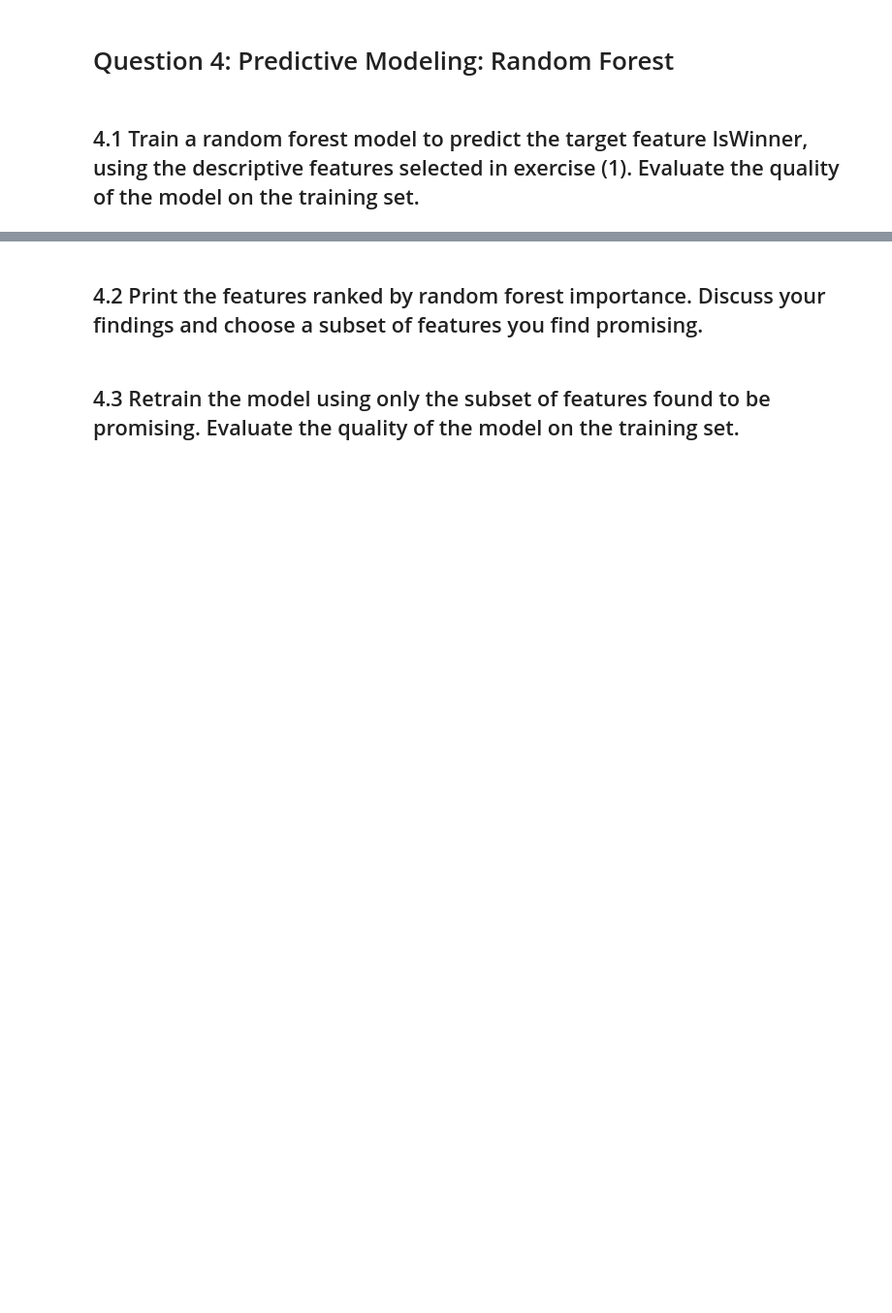
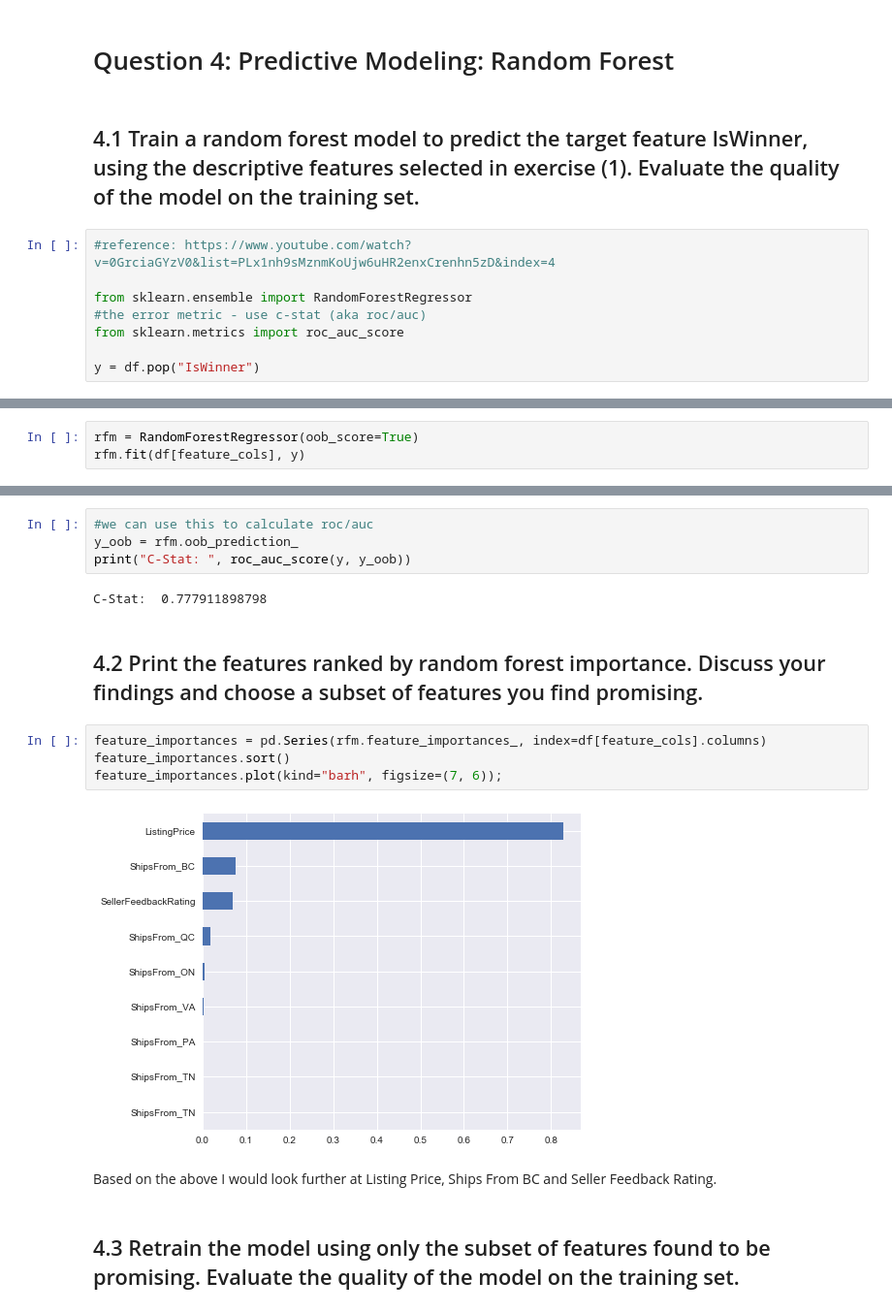
Before and after one commit to PamelaKelly/AmazonFeaturedOffersDataAnalysis, a Jupyter notebook: 2016-Homework2-Notebook.ipynb/2016-Homework2-Notebook.ipynb, the cells around one changed output, grey strips where cells are left out. Shown at 97% size. Saved outputs shown, nothing was run; the diff lists cells and outputs as text; blank space fills up the shorter version.

Commit message:
random forest model

```diff
--- a/2016-Homework2-Notebook.ipynb/2016-Homework2-Notebook.ipynb
+++ b/2016-Homework2-Notebook.ipynb/2016-Homework2-Notebook.ipynb
@@ -470,3 +538,11 @@ lm.score(X, Y)
 # Question 4: Predictive Modeling: Random Forest
 # %% [markdown]
 ## 4.1 Train a random forest model to predict the target feature IsWinner, using the descriptive features selected in exercise (1). Evaluate the quality of the model on the training set.
+# %%
+#reference: https://www.youtube.com/watch?v=0GrciaGYzV0&list=PLx1nh9sMznmKoUjw6uHR2enxCrenhn5zD&index=4
+
+from sklearn.ensemble import RandomForestRegressor
+#the error metric - use c-stat (aka roc/auc)
+from sklearn.metrics import roc_auc_score
+
+y = df.pop("IsWinner")
@@ -472,0 +564,3 @@ lm.score(X, Y)
+# %%
+rfm = RandomForestRegressor(oob_score=True)
+rfm.fit(df[feature_cols], y)
@@ -473,4 +580,18 @@ lm.score(X, Y)
+# %%
+#we can use this to calculate roc/auc
+y_oob = rfm.oob_prediction_
+print("C-Stat: ", roc_auc_score(y, y_oob))
+# %% [output]
+C-Stat:  0.777911898798
 # %% [markdown]
 ## 4.2 Print the features ranked by random forest importance. Discuss your findings and choose a subset of features you find promising.
+# %%
+feature_importances = pd.Series(rfm.feature_importances_, index=df[feature_cols].columns)
+feature_importances.sort()
+feature_importances.plot(kind="barh", figsize=(7, 6));
+# %% [output]
+[figure, added]
+# %% [markdown]
+Based on the above I would look further at Listing Price, Ships From BC and Seller Feedback Rating.
 # %% [markdown]
 ## 4.3 Retrain the model using only the subset of features found to be promising. Evaluate the quality of the model on the training set.
```
Also changed, not shown: parts of 24 cells of this notebook, 6 other files.
